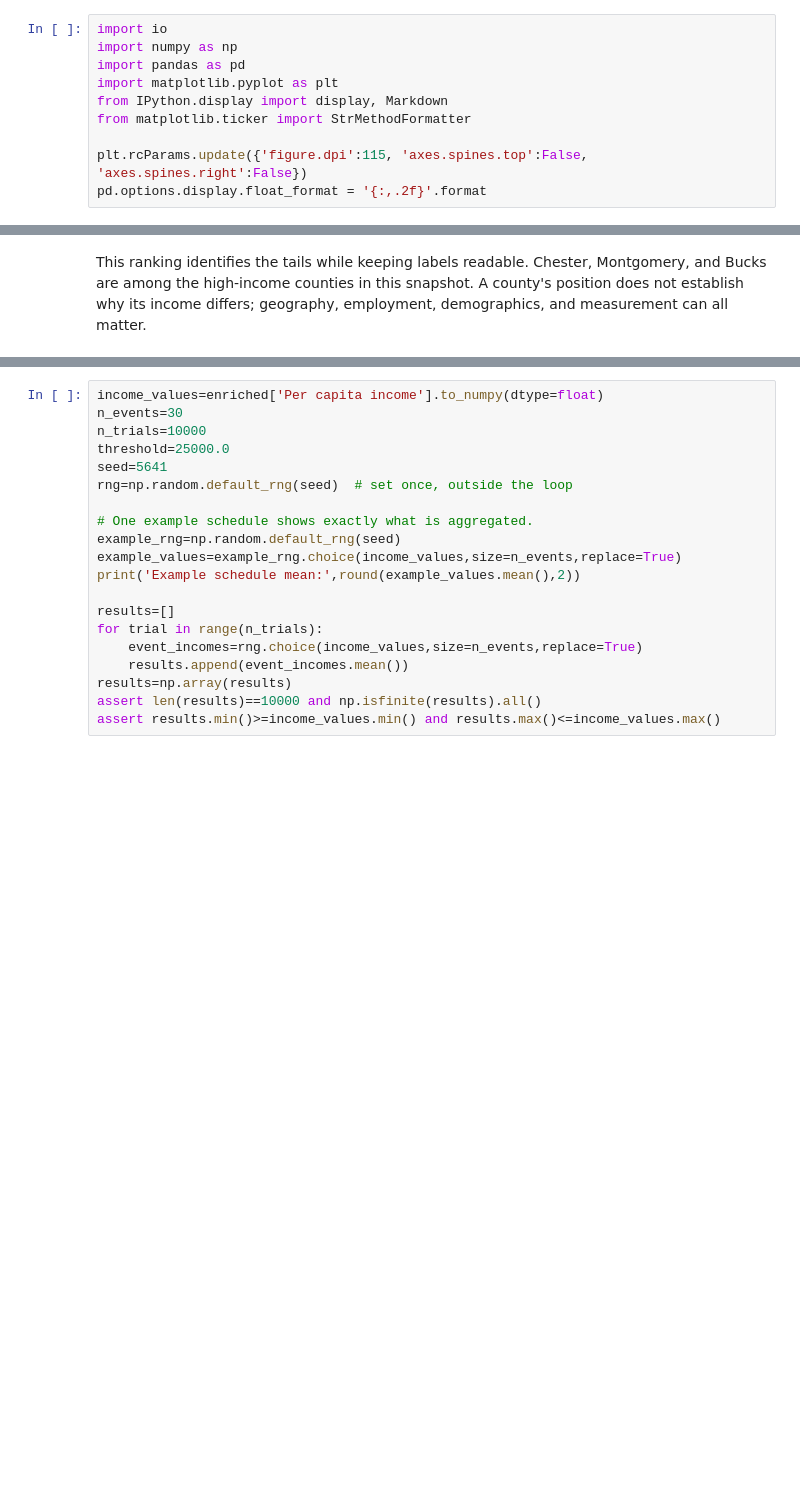
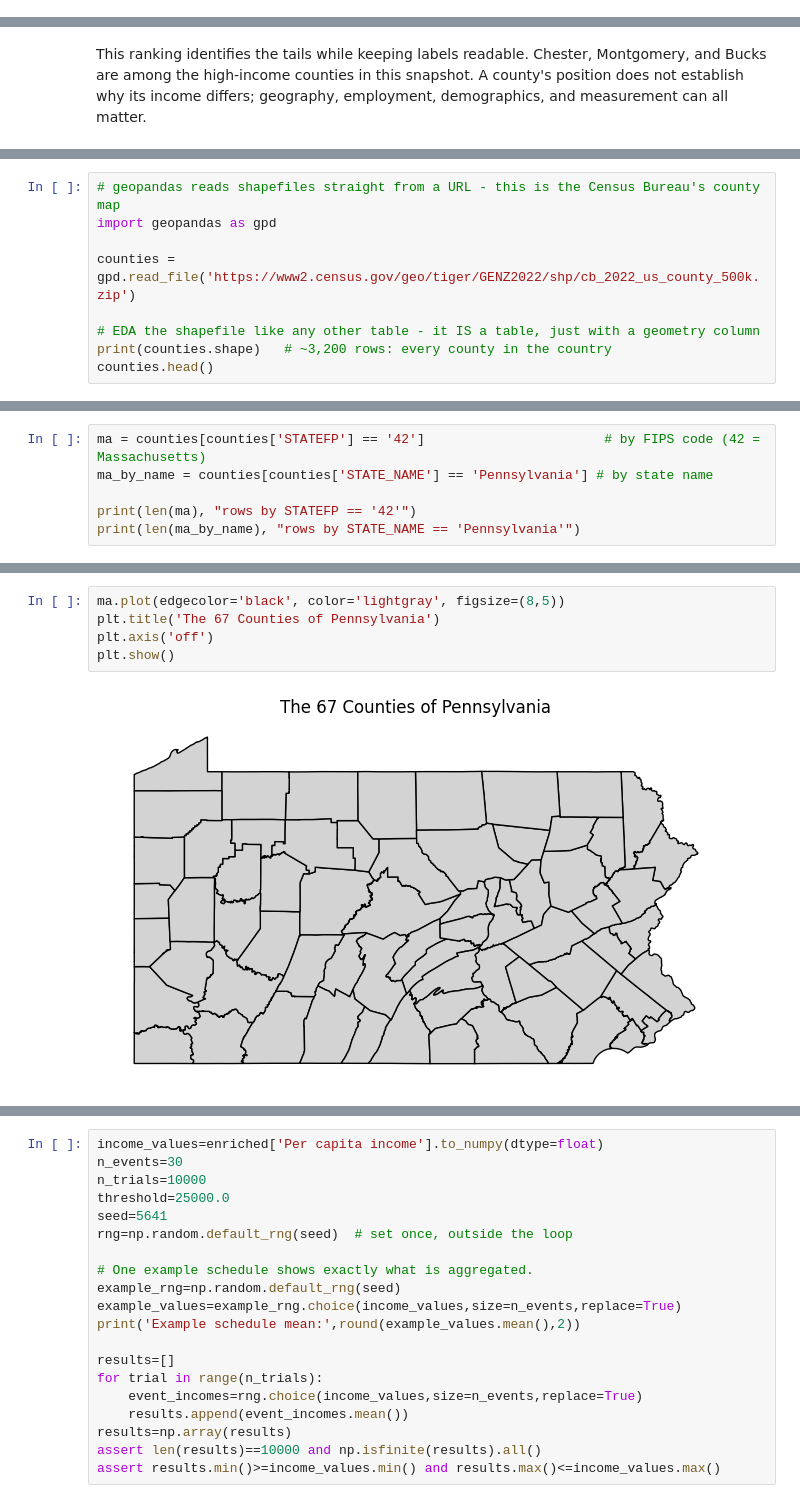
Before and after one commit to chong-guo/opim5641-work, a Jupyter notebook: Assignment_1_PA_Income_MC.ipynb, the cells around one changed output, grey strips where cells are left out. Cells and saved outputs as stored; diff of their text form; blank space fills up the shorter version.

```diff
--- a/Assignment_1_PA_Income_MC.ipynb
+++ b/Assignment_1_PA_Income_MC.ipynb
@@ -24,10 +12,0 @@ Sources were retrieved on **2026-09-21 UTC (2026-09-20 Eastern)**. The page intr
-# %%
-import io
-import numpy as np
-import pandas as pd
-import matplotlib.pyplot as plt
-from IPython.display import display, Markdown
-from matplotlib.ticker import StrMethodFormatter
-
-plt.rcParams.update({'figure.dpi':115, 'axes.spines.top':False, 'axes.spines.right':False})
-pd.options.display.float_format = '{:,.2f}'.format
@@ -200,0 +246,9 @@ The Spearman rank correlation between land area and county per capita income is
+# %%
+# geopandas reads shapefiles straight from a URL - this is the Census Bureau's county map
+import geopandas as gpd
+
+counties = gpd.read_file('https://www2.census.gov/geo/tiger/GENZ2022/shp/cb_2022_us_county_500k.zip')
+
+# EDA the shapefile like any other table - it IS a table, just with a geometry column
+print(counties.shape)   # ~3,200 rows: every county in the country
+counties.head()
@@ -200,0 +279,6 @@ The Spearman rank correlation between land area and county per capita income is
+# %%
+ma = counties[counties['STATEFP'] == '42']                       # by FIPS code (42 = Massachusetts)
+ma_by_name = counties[counties['STATE_NAME'] == 'Pennsylvania'] # by state name
+
+print(len(ma), "rows by STATEFP == '42'")
+print(len(ma_by_name), "rows by STATE_NAME == 'Pennsylvania'")
@@ -200,0 +303,7 @@ The Spearman rank correlation between land area and county per capita income is
+# %%
+ma.plot(edgecolor='black', color='lightgray', figsize=(8,5))
+plt.title('The 67 Counties of Pennsylvania')
+plt.axis('off')
+plt.show()
+# %% [output]
+[figure, added]
```
Also changed, not shown: parts of 40 cells of this notebook.
